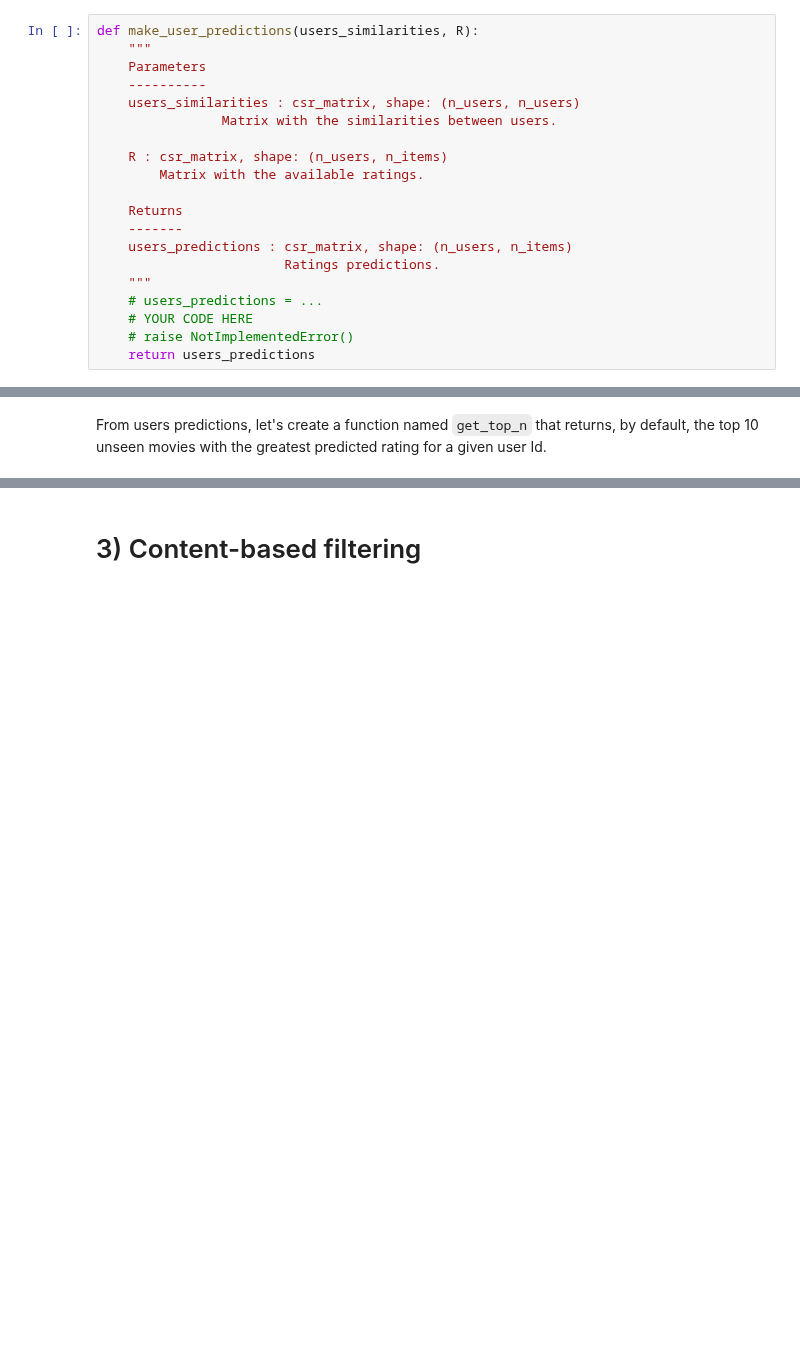
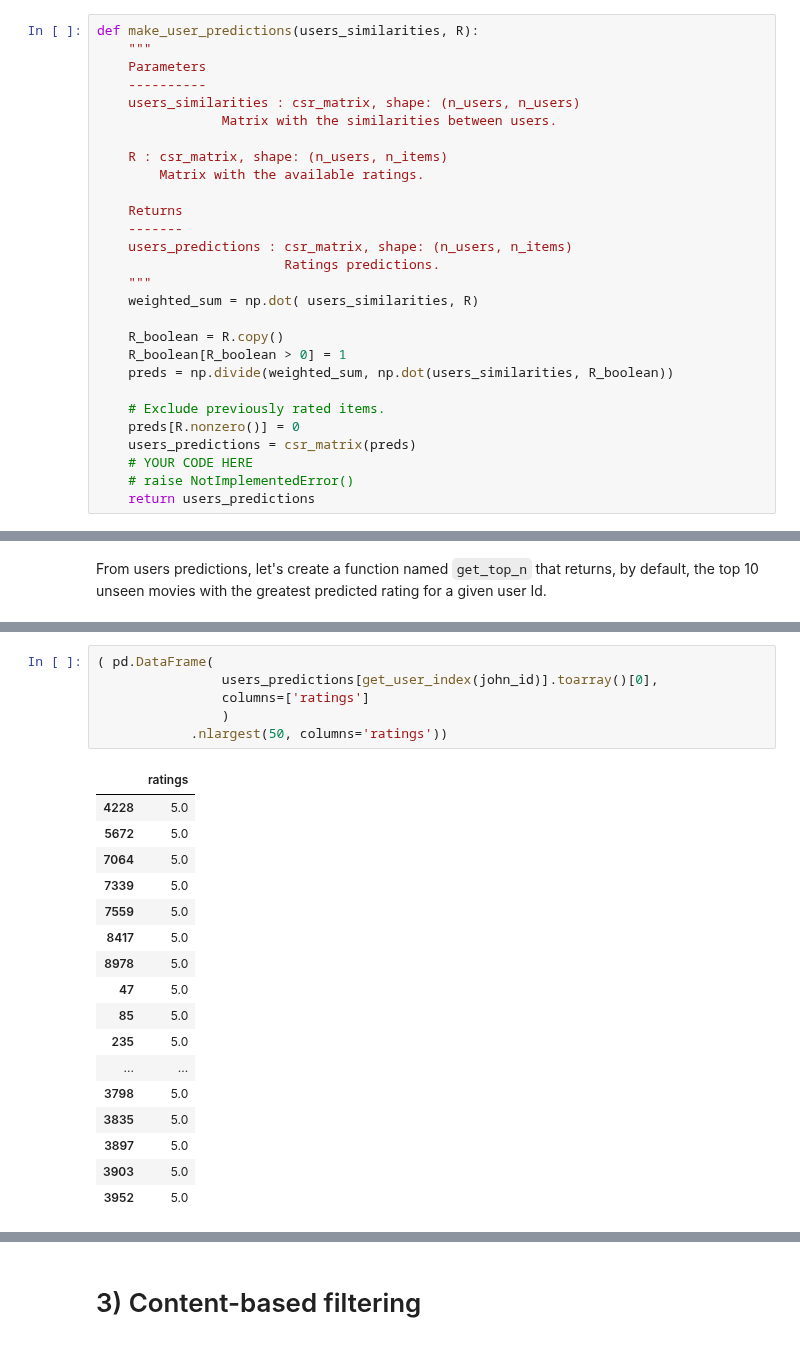
Before and after one commit to 0xjrr/batch6-workspace, a Jupyter notebook: S05 - Recommender Systems/BLU11 - Personalized Recommenders/Exercise notebook.ipynb, the cells around one changed output, grey strips where cells are left out. Drawn from its saved outputs; the diff is of its cells as text; blank space fills up the shorter version.

```diff
--- a/S05 - Recommender Systems/BLU11 - Personalized Recommenders/Exercise notebook.ipynb
+++ b/S05 - Recommender Systems/BLU11 - Personalized Recommenders/Exercise notebook.ipynb
@@ -408,7 +408,15 @@ def make_user_predictions(users_similarities, R):
     users_predictions : csr_matrix, shape: (n_users, n_items)
                         Ratings predictions.
     """
-    # users_predictions = ...
+    weighted_sum = np.dot( users_similarities, R)
+
+    R_boolean = R.copy()
+    R_boolean[R_boolean > 0] = 1
+    preds = np.divide(weighted_sum, np.dot(users_similarities, R_boolean))
+
+    # Exclude previously rated items.
+    preds[R.nonzero()] = 0
+    users_predictions = csr_matrix(preds)
     # YOUR CODE HERE
     # raise NotImplementedError()
     return users_predictions
@@ -449 +483,25 @@ def get_top_n(users_predictions, user_id, n=10):
     return movies_ids
+# %%
+( pd.DataFrame(
+                users_predictions[get_user_index(john_id)].toarray()[0],
+                columns=['ratings']
+                )
+            .nlargest(50, columns='ratings'))
+# %% [output]
+|  | ratings |
+| 4228 | 5.0 |
+| 5672 | 5.0 |
+| 7064 | 5.0 |
+| 7339 | 5.0 |
+| 7559 | 5.0 |
+| 8417 | 5.0 |
+| 8978 | 5.0 |
+| 47 | 5.0 |
+| 85 | 5.0 |
+| 235 | 5.0 |
+| ... | ... |
+| 3798 | 5.0 |
+| 3835 | 5.0 |
+| 3897 | 5.0 |
+| 3903 | 5.0 |
+| 3952 | 5.0 |
```
Also changed, not shown: parts of 6 cells of this notebook.
